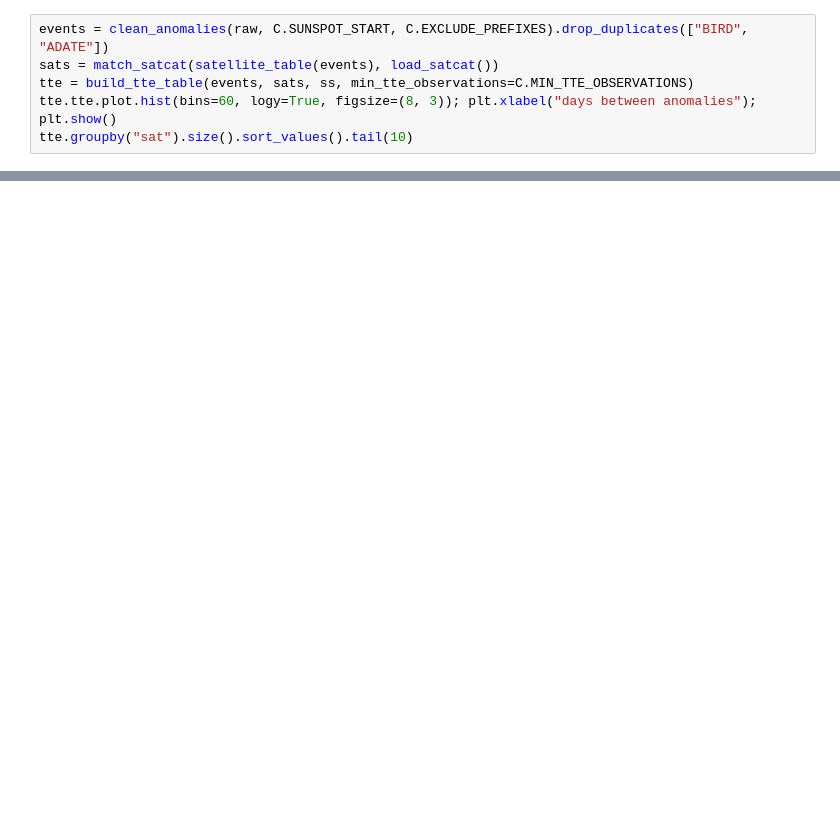
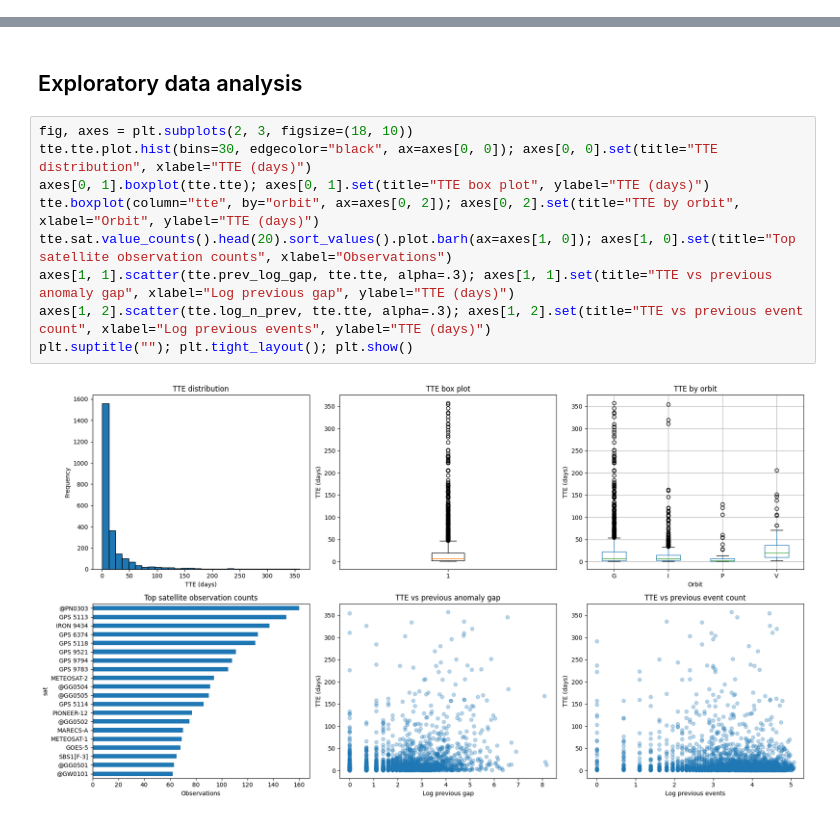
Before and after one commit to Sowmya-Ramesh-24/Satellite-Anomaly-Prediction-ML-Project, a Jupyter notebook: notebooks/exploration.ipynb, the cells around one changed output, grey strips where cells are left out. Cells and saved outputs as stored; diff of their text form; blank space fills up the shorter version.

```diff
--- a/notebooks/exploration.ipynb
+++ b/notebooks/exploration.ipynb
@@ -51,6 +36,0 @@ ss.plot(figsize=(10, 3), title='Daily sunspot number'); plt.show()
-# %%
-events = clean_anomalies(raw, C.SUNSPOT_START, C.EXCLUDE_PREFIXES).drop_duplicates(["BIRD", "ADATE"])
-sats = match_satcat(satellite_table(events), load_satcat())
-tte = build_tte_table(events, sats, ss, min_tte_observations=C.MIN_TTE_OBSERVATIONS)
-tte.tte.plot.hist(bins=60, logy=True, figsize=(8, 3)); plt.xlabel("days between anomalies"); plt.show()
-tte.groupby("sat").size().sort_values().tail(10)
@@ -82,0 +153,13 @@ Name: tte, dtype: float64
+# %% [markdown]
+## Exploratory data analysis
+# %%
+fig, axes = plt.subplots(2, 3, figsize=(18, 10))
+tte.tte.plot.hist(bins=30, edgecolor="black", ax=axes[0, 0]); axes[0, 0].set(title="TTE distribution", xlabel="TTE (days)")
+axes[0, 1].boxplot(tte.tte); axes[0, 1].set(title="TTE box plot", ylabel="TTE (days)")
+tte.boxplot(column="tte", by="orbit", ax=axes[0, 2]); axes[0, 2].set(title="TTE by orbit", xlabel="Orbit", ylabel="TTE (days)")
+tte.sat.value_counts().head(20).sort_values().plot.barh(ax=axes[1, 0]); axes[1, 0].set(title="Top satellite observation counts", xlabel="Observations")
+axes[1, 1].scatter(tte.prev_log_gap, tte.tte, alpha=.3); axes[1, 1].set(title="TTE vs previous anomaly gap", xlabel="Log previous gap", ylabel="TTE (days)")
+axes[1, 2].scatter(tte.log_n_prev, tte.tte, alpha=.3); axes[1, 2].set(title="TTE vs previous event count", xlabel="Log previous events", ylabel="TTE (days)")
+plt.suptitle(""); plt.tight_layout(); plt.show()
+# %% [output]
+[figure, added]
```
Also changed, not shown: parts of 16 cells of this notebook, 25 other files.
